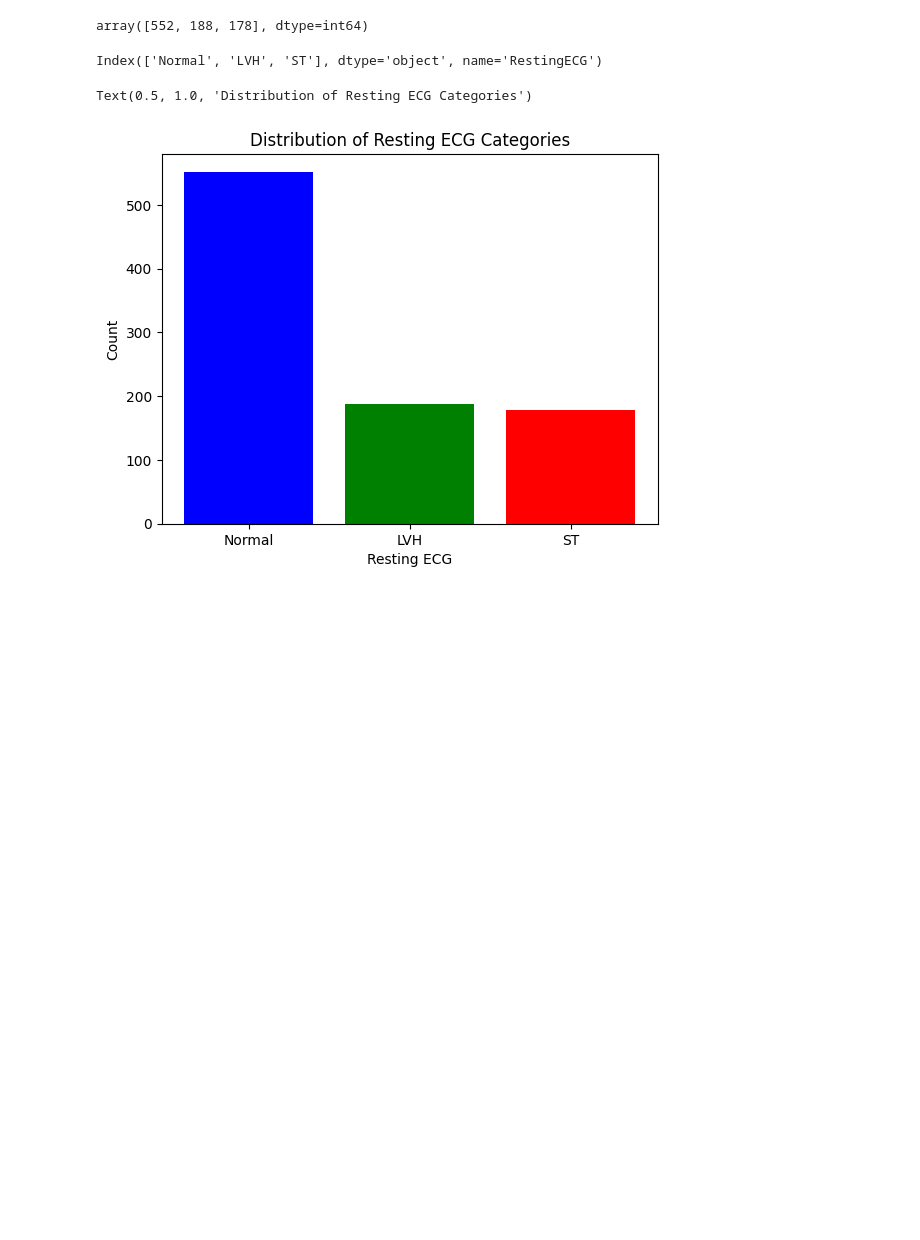
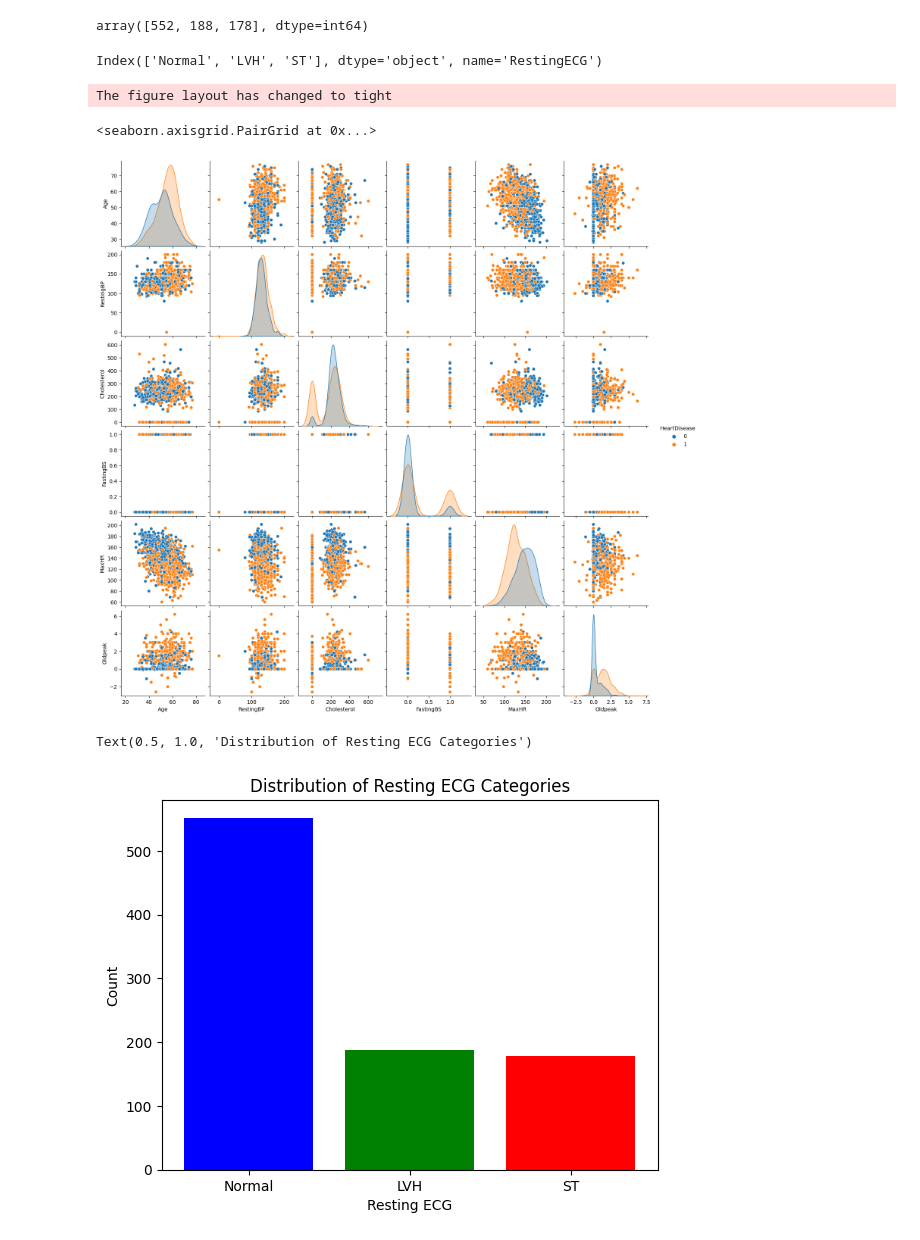
Before and after one commit to ImaneMdn/Heart-disease-prediction, a Jupyter notebook: heartdisease.ipynb, the cells around one changed output. Cells and saved outputs as stored; diff of their text form; code cells hidden in the pictures; blank space fills up the shorter version.

Commit message:
last plots

```diff
--- a/heartdisease.ipynb
+++ b/heartdisease.ipynb
@@ -184,6 +184,12 @@ array([552, 188, 178], dtype=int64)
 count.index
 # %% [output]
 Index(['Normal', 'LVH', 'ST'], dtype='object', name='RestingECG')
+# %%
+sn.pairplot(df, hue='HeartDisease')
+# %% [output]
+The figure layout has changed to tight
+<seaborn.axisgrid.PairGrid at 0x...>
+[figure, added]
 # %%
 plt.bar(count.index, count.values, color=['blue','green','red'])
 
```
Also changed, not shown: parts of 16 cells of this notebook.
